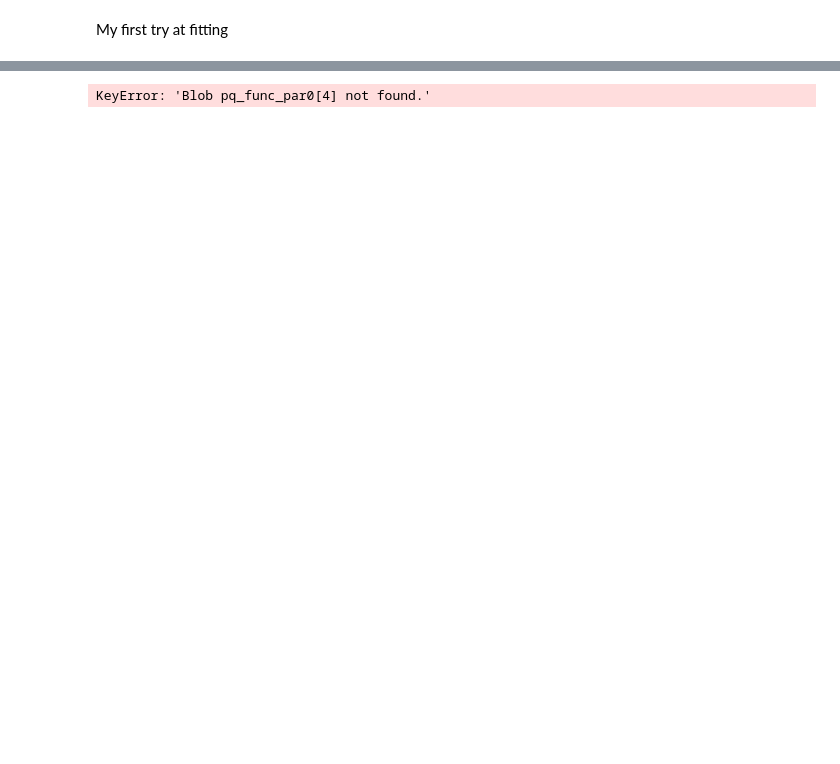
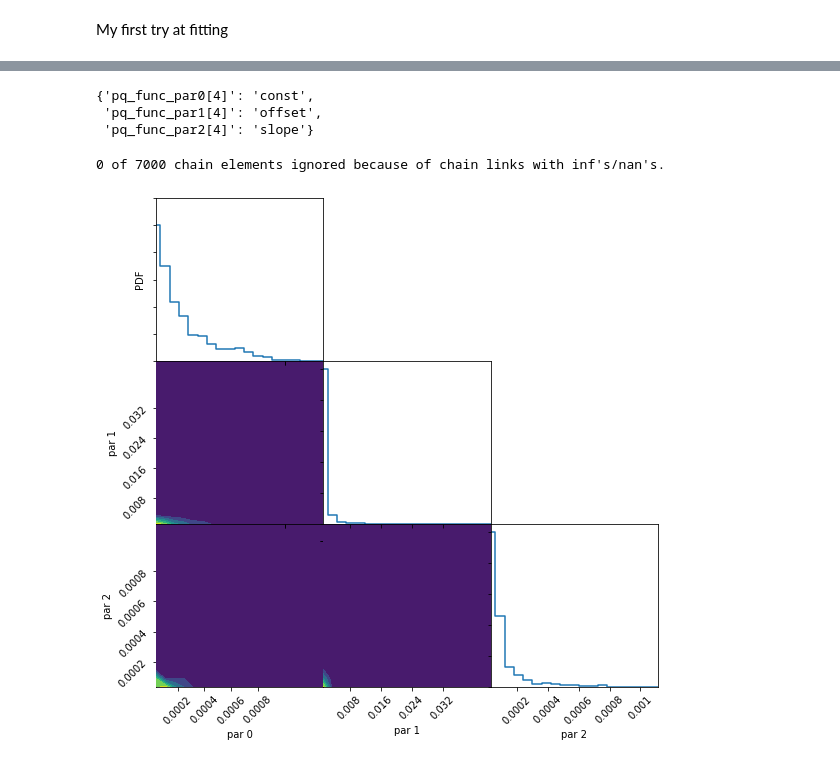
Before and after one commit to eklem1/GalaxySim, a Jupyter notebook: FirstFits.ipynb, the cells around one changed output, grey strips where cells are left out. Drawn from its saved outputs; the diff is of its cells as text; code cells hidden in the pictures; blank space fills up the shorter version.

```diff
--- a/FirstFits.ipynb
+++ b/FirstFits.ipynb
@@ -193,8 +35,8 @@ base_pars['pop_calib_lum'] = None
 free_pars = \
   [
    'pq_func_par0[4]', #this is the constant
-#    'pq_func_par1[4]', #offset
-#    'pq_func_par2[4]', #slope
+   'pq_func_par1[4]', #offset
+   'pq_func_par2[4]', #slope
   ]
 
 is_log = [False]#, False, False]
@@ -203,9 +45,9 @@ from distpy.distribution import UniformDistribution
 from distpy.distribution import DistributionSet
 
 ps = DistributionSet()
-ps.add_distribution(UniformDistribution(1e-8, 4e-1), 'pq_func_par0[4]')
-# ps.add_distribution(UniformDistribution(0, 1e-1),  'pq_func_par1[4]')
-# ps.add_distribution(UniformDistribution(0, 1e-1),   'pq_func_par2[4]')
+ps.add_distribution(UniformDistribution(1e-8, 5e-1), 'pq_func_par0[4]')
+ps.add_distribution(UniformDistribution(0, 5e-1),  'pq_func_par1[4]')
+ps.add_distribution(UniformDistribution(0, 5e-1),   'pq_func_par2[4]')
 # %%
 guesses = \
 {
@@ -314,13 +146,32 @@ pl.show()
+# %%
+labels = {
+    'pq_func_par0[4]':'const', #this is the constant
+   'pq_func_par1[4]': 'offset',
+   'pq_func_par2[4]': 'slope'
+}
+
+anl.custom_labels = labels
+
+anl.custom_labels
+# %% [output]
+{'pq_func_par0[4]': 'const',
+ 'pq_func_par1[4]': 'offset',
+ 'pq_func_par2[4]': 'slope'}
 # %%
 z = 6
 # free_pars
 
-anl.TrianglePlot(pars='pq_func_par0[4]', ivar=[z])#, label_panels=free_pars)
+ax = anl.TrianglePlot(pars=free_pars, ivar=[z, None, None])
+# anl.set_axis_labels(pars=free_pars, ax=ax)
+# anl.TrianglePlot(pars='pq_func_par0[4]', ivar=z)
+
+#, label_panels=free_pars)
 
 # (pars=params, ivar=[z, None, None, None, None, None, None, None], \
 #                  label_panels=params
 # %% [output]
-KeyError: 'Blob pq_func_par0[4] not found.'
+0 of 7000 chain elements ignored because of chain links with inf's/nan's.
+[figure, added]
 # %%
 anl.WalkerTrajectories('pq_func_par0[4]', N=25)
 # %% [output]
```
Also changed, not shown: parts of 22 cells of this notebook, 1 other file.
